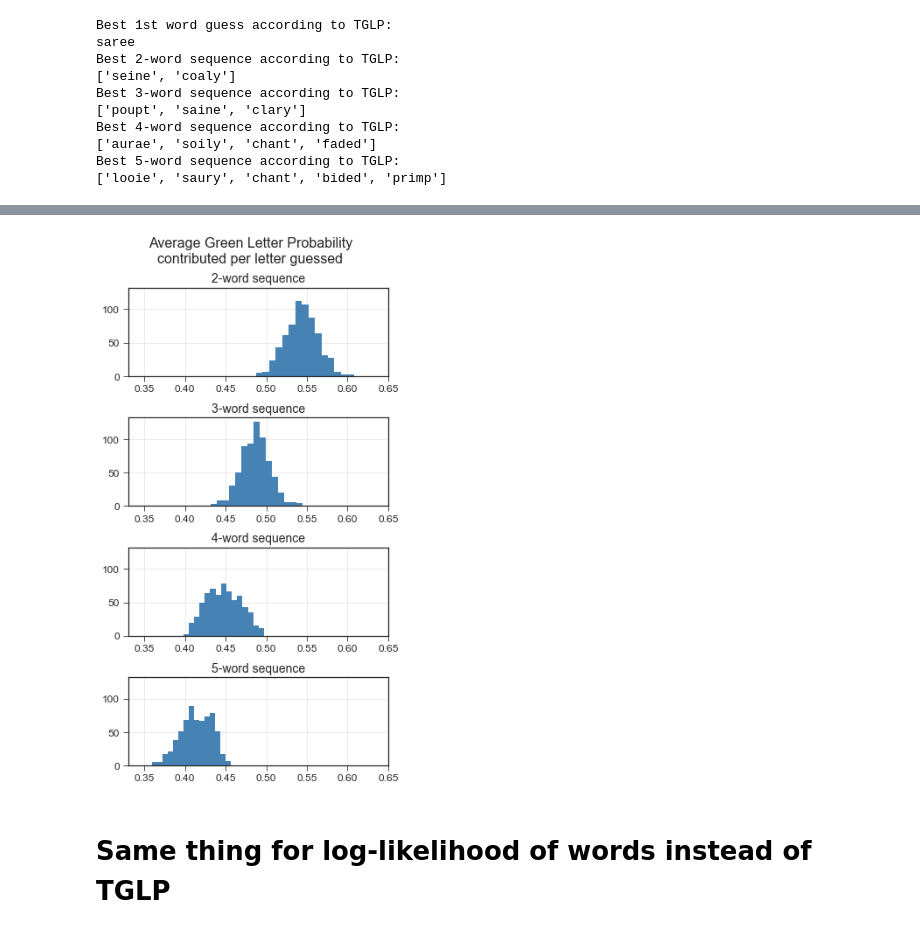
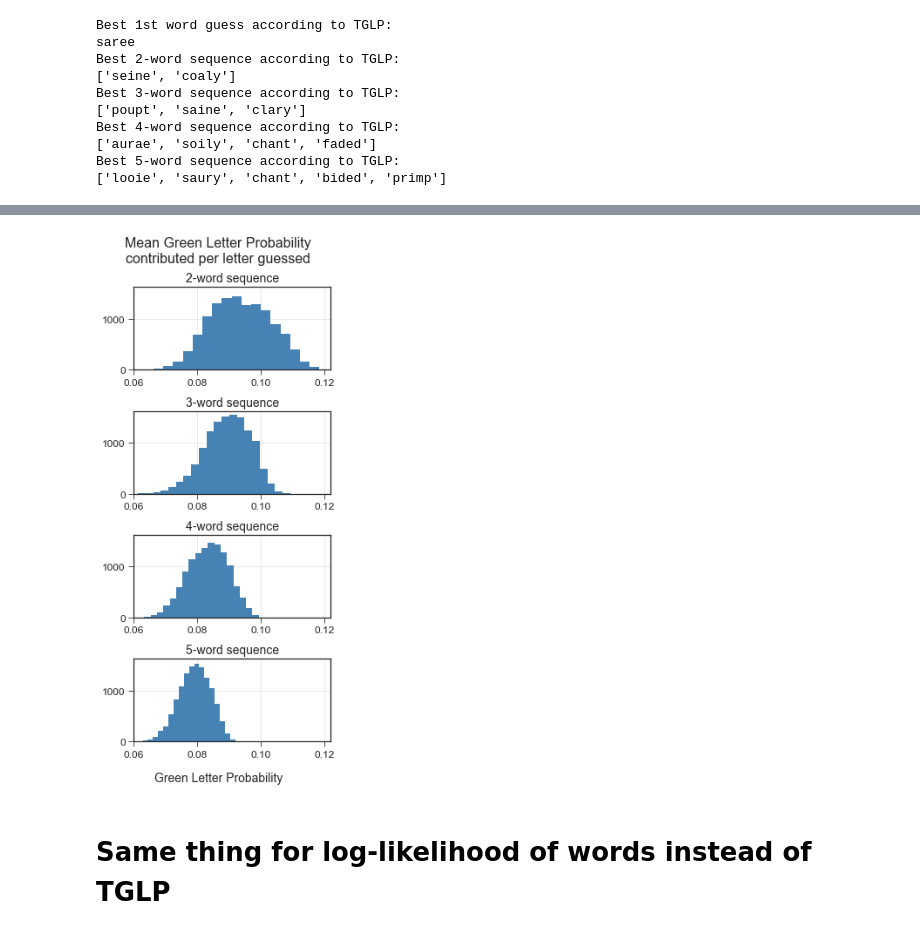
Before and after one commit to benton-anderson/wordle-opt, a Jupyter notebook: notebooks/BJA-02.4-make-guess-sequences.ipynb, the cells around one changed output, grey strips where cells are left out. Saved outputs shown, nothing was run; the diff lists cells and outputs as text; code cells hidden in the pictures.

```diff
--- a/notebooks/BJA-02.4-make-guess-sequences.ipynb
+++ b/notebooks/BJA-02.4-make-guess-sequences.ipynb
@@ -307,14 +336,4 @@ def guess_sequence_search(word_list, word_value, results, priority_list):
 # %%
-tglp_data = data.sort_values('tglp', ascending=False)
-tglp_words = tglp_data.index
-tglp_list = tglp_data['tglp'].to_list()
-tglp_results = []
-
-tglp_results = guess_sequence_search(word_list=tglp_words,
-                                     word_value=tglp_list,
-                                     results=tglp_results,
-                                     priority_list=priority_list)
-
 df = []
 for sequence in tglp_results:
     df.append((*sequence,
@@ -331,7 +350,7 @@ columns = ['w1', 'w2', 'w3', 'w4', 'w5',
            'tglp2', 'nu2']
 df = pd.DataFrame(df, columns=columns)
 for num in ['2', '3', '4', '5']:
-    df['mean_tglp'+num] = df['tglp'+num]/int(num)
+    df['mean_tglp'+num] = df['tglp'+num]/(int(num) * 5)
     df['mean_tglp_per_unique'+num] = df['tglp'+num]/df['nu'+num]
 # tglp# = total green letter probability with that many words in the sequence
 # nu# = Number of Unique letters in that sequence
@@ -370,0 +359,3 @@ df
+# %%
+for num in ['2', '3', '4', '5']:
+    df['mean_tglp'+num] = df['tglp'+num]/(int(num) * 5)
@@ -388,5 +395,6 @@ Best 5-word sequence according to TGLP:
 ['looie', 'saury', 'chant', 'bided', 'primp']
 # %%
 # df.to_csv(r'..\data\processed\TGLP_word_sequences.csv')
-pd.read_csv(r'..\data\processed\TGLP_word_sequences.csv')
+df = pd.read_csv(r'..\data\processed\TGLP_word_sequences.csv', index_col=0)
+df
 # %% [output]
@@ -417,18 +430,20 @@ Best 5-word sequence according to TGLP:
 # %%
 fig, ax = plt.subplots(nrows=4, sharey=True)
 for i, num in enumerate(['2', '3', '4', '5']):
-    ax[i].hist(df['mean_tglp'+num], bins=15, color='steelblue')
+    ax[i].hist(df['mean_tglp'+num], bins=20, color='steelblue')
     ax[i].set_title(f'{num}-word sequence', fontsize=14)
-    ax[i].set_xlim((0.33, 0.65))
+    ax[i].set_xlim((0.06, 0.122))
     ax[i].tick_params(axis='both', which='major', labelsize=12)
     ax[i].grid(alpha=0.5)
-fig.set_size_inches((5, 9))
-fig.suptitle('Average Green Letter Probability\ncontributed per letter guessed', fontsize=16)
-# fig.supylabel('count', fontsize=12)
+fig.set_size_inches((4, 9))
+fig.suptitle('Mean Green Letter Probability\ncontributed per letter guessed', fontsize=16)
+fig.supxlabel('Green Letter Probability', fontsize=14)
 
 fig.tight_layout()
+
+plt.savefig(r'..\reports\figures\mean_GLP_per_letter.svg')
 # %% [output]
-[figure, old version]
+[figure, new version]
 # %% [markdown]
 # Same thing for log-likelihood of words instead of TGLP
 # %%
```
Also changed, not shown: parts of 10 cells of this notebook, 3 other files.
